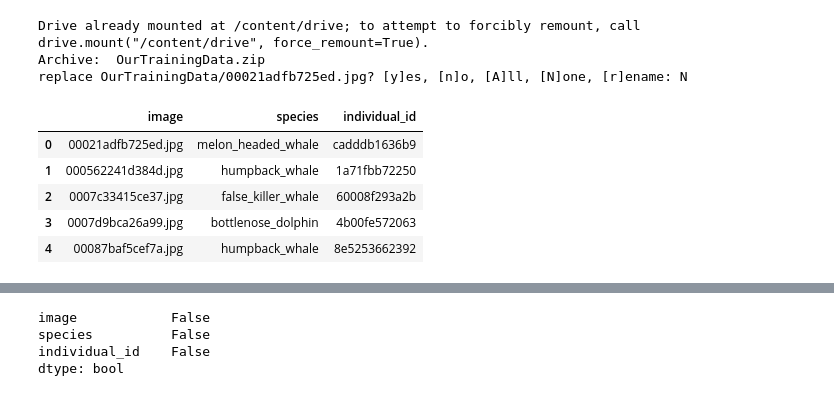
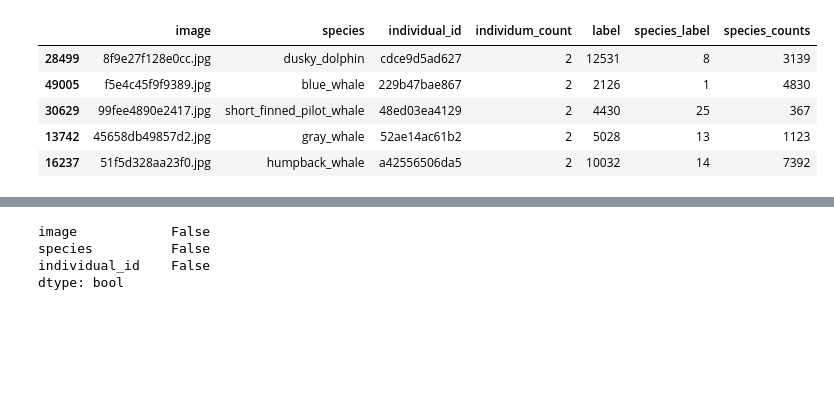
Before and after one commit to louiskhub/happywhale, a Jupyter notebook: visualizations/data_visualization.ipynb, the cells around one changed output, grey strips where cells are left out. Saved outputs shown, nothing was run; the diff lists cells and outputs as text; code cells hidden in the pictures; blank space fills up the shorter version.

```diff
--- a/visualizations/data_visualization.ipynb
+++ b/visualizations/data_visualization.ipynb
@@ -1,28 +12,22 @@
 # %%
-from google.colab import drive
-drive.mount('/content/drive')
 import pandas as pd
 import numpy as np
 import seaborn as sns
 import matplotlib.pyplot as plt
 import cv2
+import src.visualizer as visualizer
+import util
+import os
 
-!cp drive/MyDrive/Tensorflow/Project/OurTrainingData.zip OurTrainingData.zip
-!cp drive/MyDrive/Tensorflow/Project/kaggle_train.csv  kaggle_train.csv
-!unzip OurTrainingData.zip
-
-df = pd.read_csv("kaggle_train.csv")
+df = util.TRAIN_DF
 df.head(5)
 # %% [output]
-Drive already mounted at /content/drive; to attempt to forcibly remount, call drive.mount("/content/drive", force_remount=True).
-Archive:  OurTrainingData.zip
-replace OurTrainingData/00021adfb725ed.jpg? [y]es, [n]o, [A]ll, [N]one, [r]ename: N
-|  | image | species | individual_id |
-| 0 | 00021adfb725ed.jpg | melon_headed_whale | cadddb1636b9 |
-| 1 | 000562241d384d.jpg | humpback_whale | 1a71fbb72250 |
-| 2 | 0007c33415ce37.jpg | false_killer_whale | 60008f293a2b |
-| 3 | 0007d9bca26a99.jpg | bottlenose_dolphin | 4b00fe572063 |
-| 4 | 00087baf5cef7a.jpg | humpback_whale | 8e5253662392 |
+|  | image | species | individual_id | individum_count | label | species_label | species_counts |
+| 28499 | 8f9e27f128e0cc.jpg | dusky_dolphin | cdce9d5ad627 | 2 | 12531 | 8 | 3139 |
+| 49005 | f5e4c45f9f9389.jpg | blue_whale | 229b47bae867 | 2 | 2126 | 1 | 4830 |
+| 30629 | 99fee4890e2417.jpg | short_finned_pilot_whale | 48ed03ea4129 | 2 | 4430 | 25 | 367 |
+| 13742 | 45658db49857d2.jpg | gray_whale | 52ae14ac61b2 | 2 | 5028 | 13 | 1123 |
+| 16237 | 51f5d328aa23f0.jpg | humpback_whale | a42556506da5 | 2 | 10032 | 14 | 7392 |
 # %%
 #@title Plotting Whales
 
```
Also changed, not shown: parts of 3 cells of this notebook, 9 other files.
